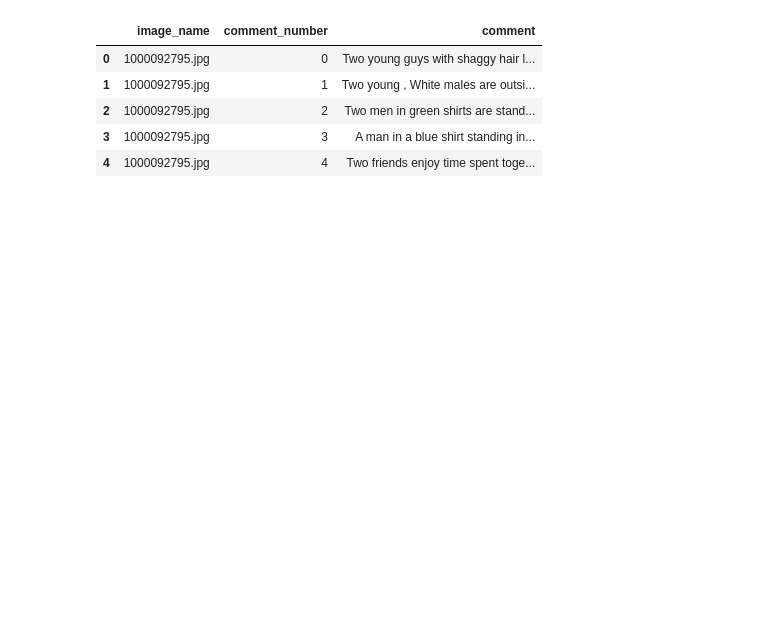
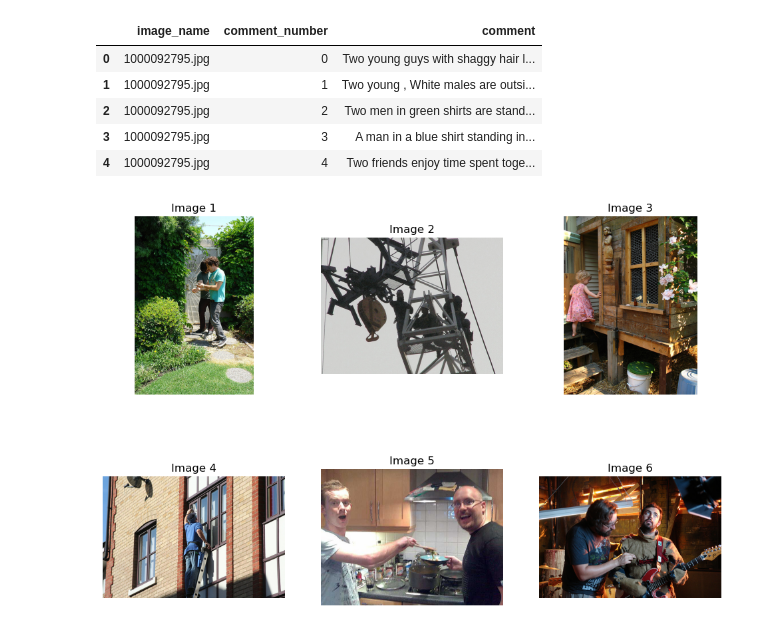
Before and after one commit to Sangeetha-238/NNDL-group12-project, a Jupyter notebook: code/text_data_processing.ipynb, the cells around one changed output. Drawn from its saved outputs; the diff is of its cells as text; code cells hidden in the pictures; blank space fills up the shorter version.

```diff
--- a/code/text_data_processing.ipynb
+++ b/code/text_data_processing.ipynb
@@ -46,0 +53,26 @@ caption_data.rename(columns={' comment': 'comment'}, inplace=True)
+# %%
+# Define the folder containing the image files
+image_folder = '../data/Flickr30K/images'
+
+# Get unique image names from the DataFrame
+unique_image_names = caption_data['image_name'].unique()
+
+# Create a 2x3 grid for displaying the images
+fig, axs = plt.subplots(2, 3, figsize=(12, 8))
+
+# Loop through the first 6 unique image names and display them in the grid
+for i, image_name in enumerate(unique_image_names[:6]):
+    # Construct the full path to the image file
+    image_path = os.path.join(image_folder, image_name)
+
+    # Load and display the image
+    img = mpimg.imread(image_path)
+    axs[i // 3, i % 3].imshow(img)
+    axs[i // 3, i % 3].set_title(f'Image {i + 1}')
+    axs[i // 3, i % 3].axis('off')
+
+# Adjust spacing and display the grid of images
+plt.subplots_adjust(wspace=0.2, hspace=0.3)
+plt.show()
+# %% [output]
+[figure, added]
```
Also changed, not shown: parts of 8 cells of this notebook, 1 other file.
